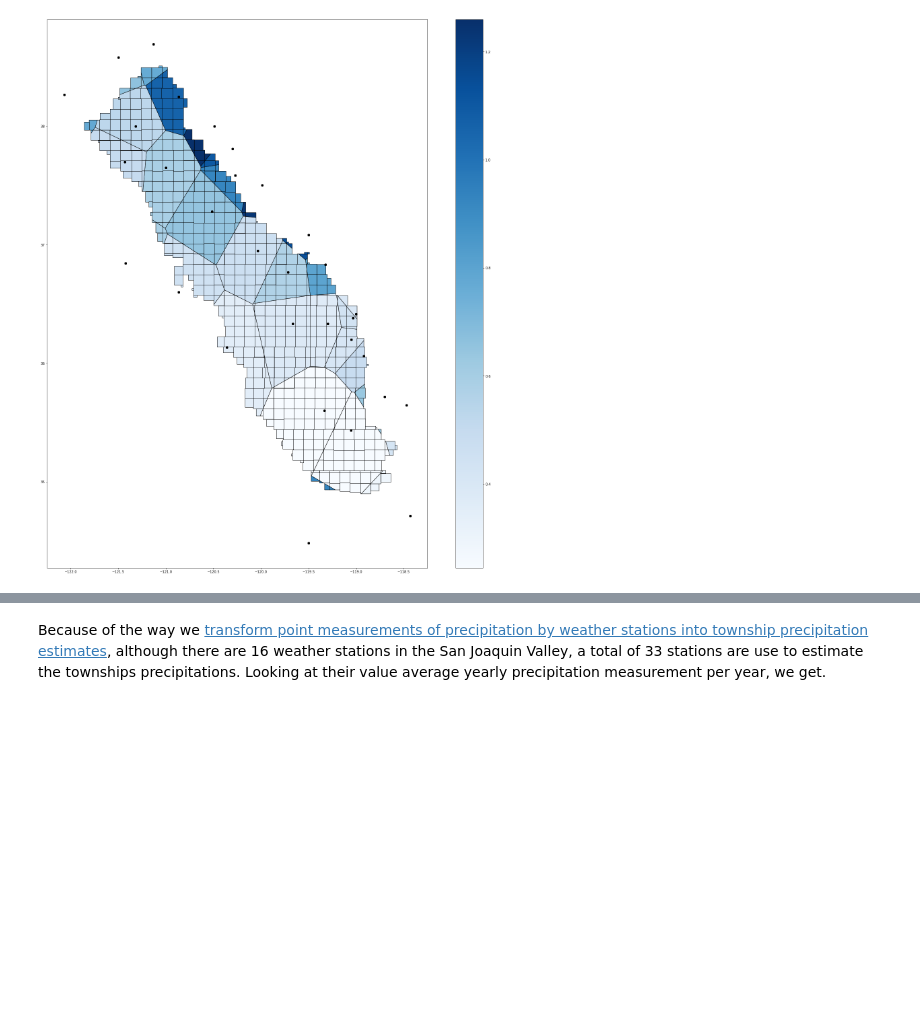
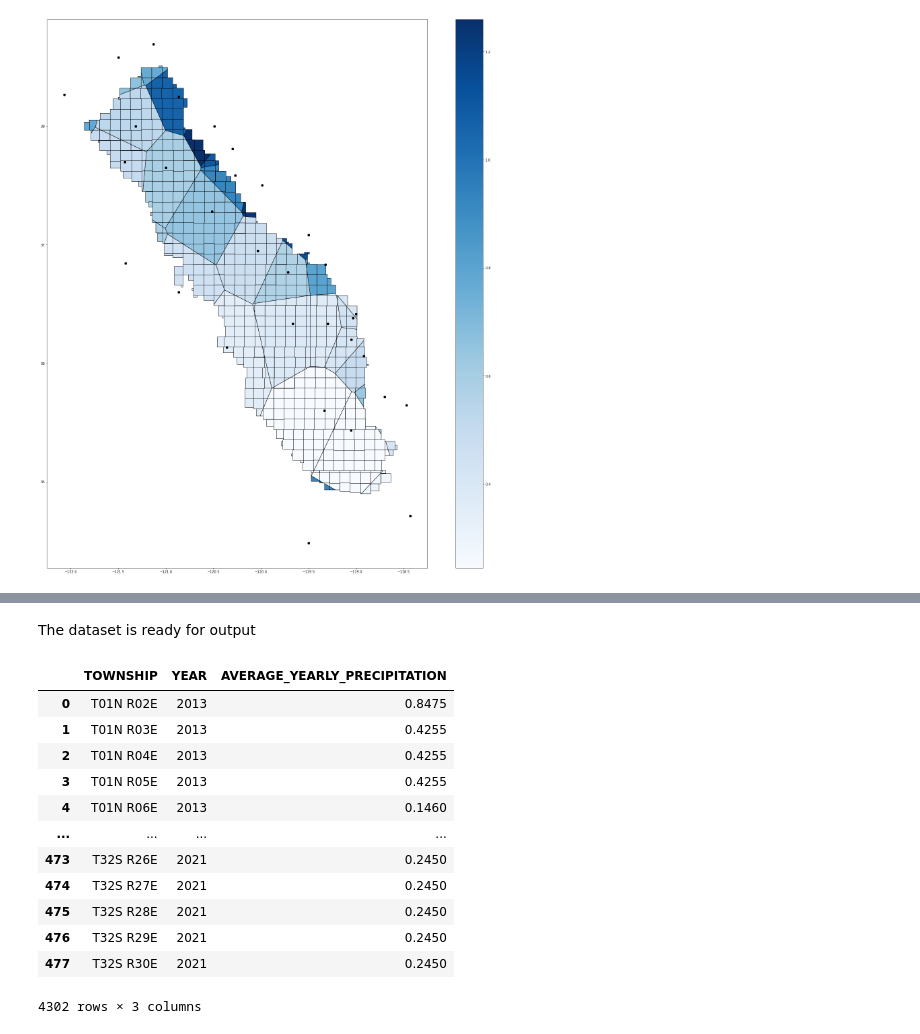
Before and after one commit to sjtalkar/milestone2_waterwells_deepnote, a Jupyter notebook: eda/precipitation.ipynb, the cells around one changed output, grey strips where cells are left out. Drawn from its saved outputs; the diff is of its cells as text; code cells hidden in the pictures; blank space fills up the shorter version.

```diff
--- a/eda/precipitation.ipynb
+++ b/eda/precipitation.ipynb
@@ -153,4 +166,20 @@ precipitation_dataset.output_df
+# %% [markdown]
+The dataset is ready for output
 # %%
+precipitation_dataset.prepare_output_from_map_df()
 precipitation_dataset.output_df.to_csv("../assets/outputs/precipitations.csv")
+precipitation_dataset.output_df
+# %% [output]
+|  | TOWNSHIP | YEAR | AVERAGE_YEARLY_PRECIPITATION |
+| 0 | T01N R02E | 2013 | 0.8475 |
+| 1 | T01N R03E | 2013 | 0.4255 |
+| 2 | T01N R04E | 2013 | 0.4255 |
+| 3 | T01N R05E | 2013 | 0.4255 |
+| 4 | T01N R06E | 2013 | 0.1460 |
+| ... | ... | ... | ... |
+| 473 | T32S R26E | 2021 | 0.2450 |
+| 474 | T32S R27E | 2021 | 0.2450 |
+| 475 | T32S R28E | 2021 | 0.2450 |
+| 476 | T32S R29E | 2021 | 0.2450 |
+| 477 | T32S R30E | 2021 | 0.2450 |
+4302 rows × 3 columns
-# %% [markdown]
-Because of the way we [transform point measurements of precipitation by weather stations into township precipitation estimates](doc/etl/from_point_to_region_values.md), although there are 16 weather stations in the San Joaquin Valley, a total of 33 stations are use to estimate the townships precipitations. Looking at their value average yearly precipitation measurement per year, we get.
```
Also changed, not shown: parts of 9 cells of this notebook, 11 other files.
